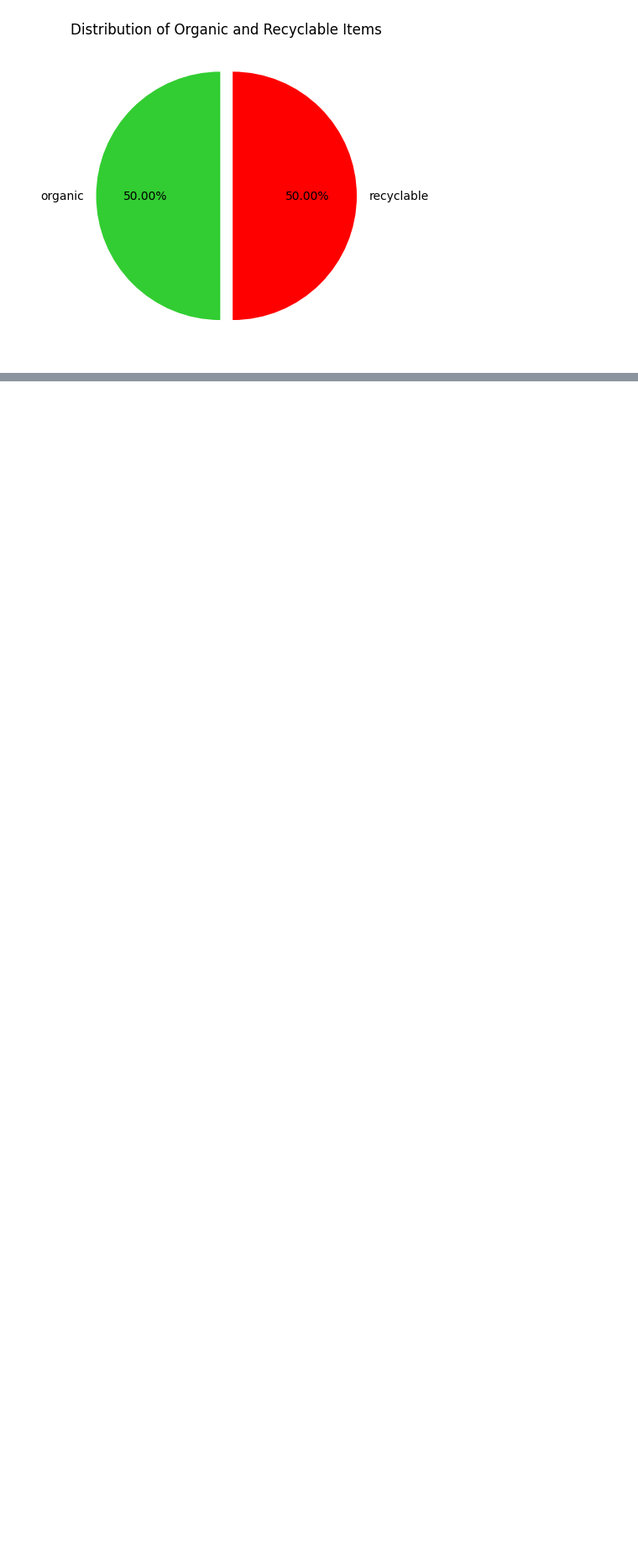
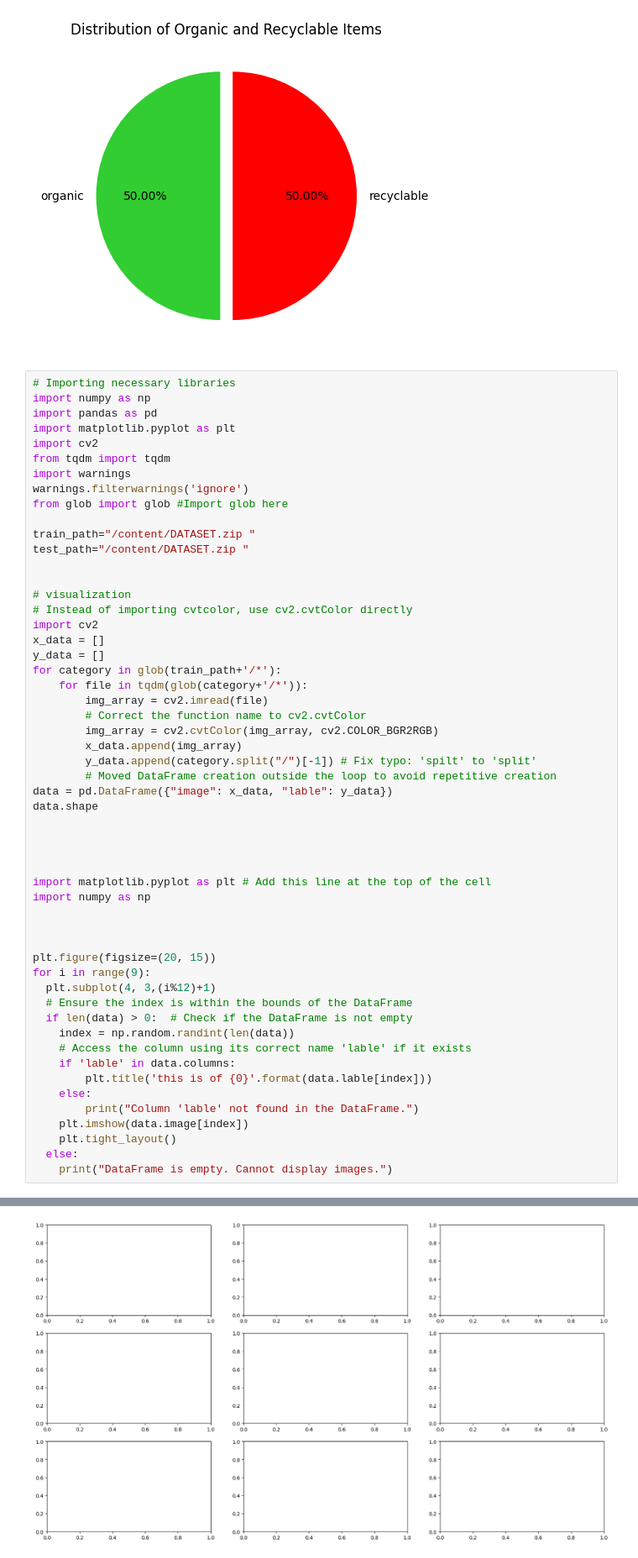
Before and after one commit to Sowjanya-2005/Week1, a Jupyter notebook: wasteclassification.ipynb, the cells around one changed output, grey strips where cells are left out. Shown: that part at 84% size. Cells and saved outputs as stored; diff of their text form; blank space fills up the shorter version.

```diff
--- a/wasteclassification.ipynb
+++ b/wasteclassification.ipynb
@@ -83,3 +83,58 @@ plt.title('Distribution of Organic and Recyclable Items')  # Optional title
 plt.show()
 # %% [output]
 [figure]
+# %%
+# Importing necessary libraries
+import numpy as np
+import pandas as pd
+import matplotlib.pyplot as plt
+import cv2
+from tqdm import tqdm
+import warnings
+warnings.filterwarnings('ignore')
+from glob import glob #Import glob here
+
+train_path="/content/DATASET.zip "
+test_path="/content/DATASET.zip "
+
+
+# visualization
+# Instead of importing cvtcolor, use cv2.cvtColor directly
+import cv2
+x_data = []
+y_data = []
+for category in glob(train_path+'/*'):
+    for file in tqdm(glob(category+'/*')):
+        img_array = cv2.imread(file)
+        # Correct the function name to cv2.cvtColor
+        img_array = cv2.cvtColor(img_array, cv2.COLOR_BGR2RGB)
+        x_data.append(img_array)
+        y_data.append(category.split("/")[-1]) # Fix typo: 'spilt' to 'split'
+        # Moved DataFrame creation outside the loop to avoid repetitive creation
+data = pd.DataFrame({"image": x_data, "lable": y_data})
+data.shape
+
+
+
+
+import matplotlib.pyplot as plt # Add this line at the top of the cell
+import numpy as np
+
+
+
+plt.figure(figsize=(20, 15))
+for i in range(9):
+  plt.subplot(4, 3,(i%12)+1)
+  # Ensure the index is within the bounds of the DataFrame
+  if len(data) > 0:  # Check if the DataFrame is not empty
+    index = np.random.randint(len(data))
+    # Access the column using its correct name 'lable' if it exists
+    if 'lable' in data.columns:
+        plt.title('this is of {0}'.format(data.lable[index]))
+    else:
+        print("Column 'lable' not found in the DataFrame.")
+    plt.imshow(data.image[index])
+    plt.tight_layout()
+  else:
+    print("DataFrame is empty. Cannot display images.")
+# %% [output]
@@ -85,0 +150 @@ plt.show()
+[figure, added]
```
Also changed, not shown: parts of 7 cells of this notebook.
